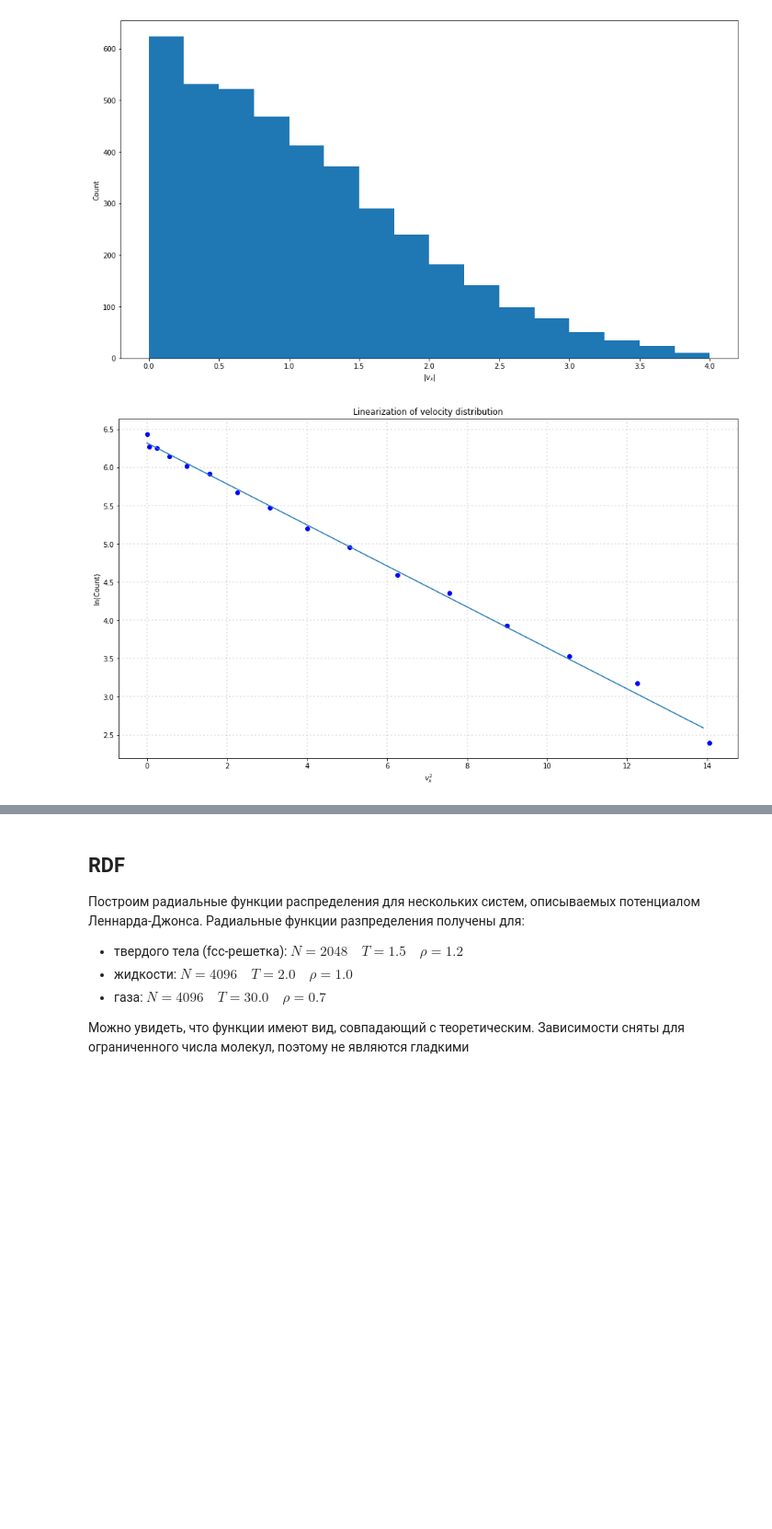
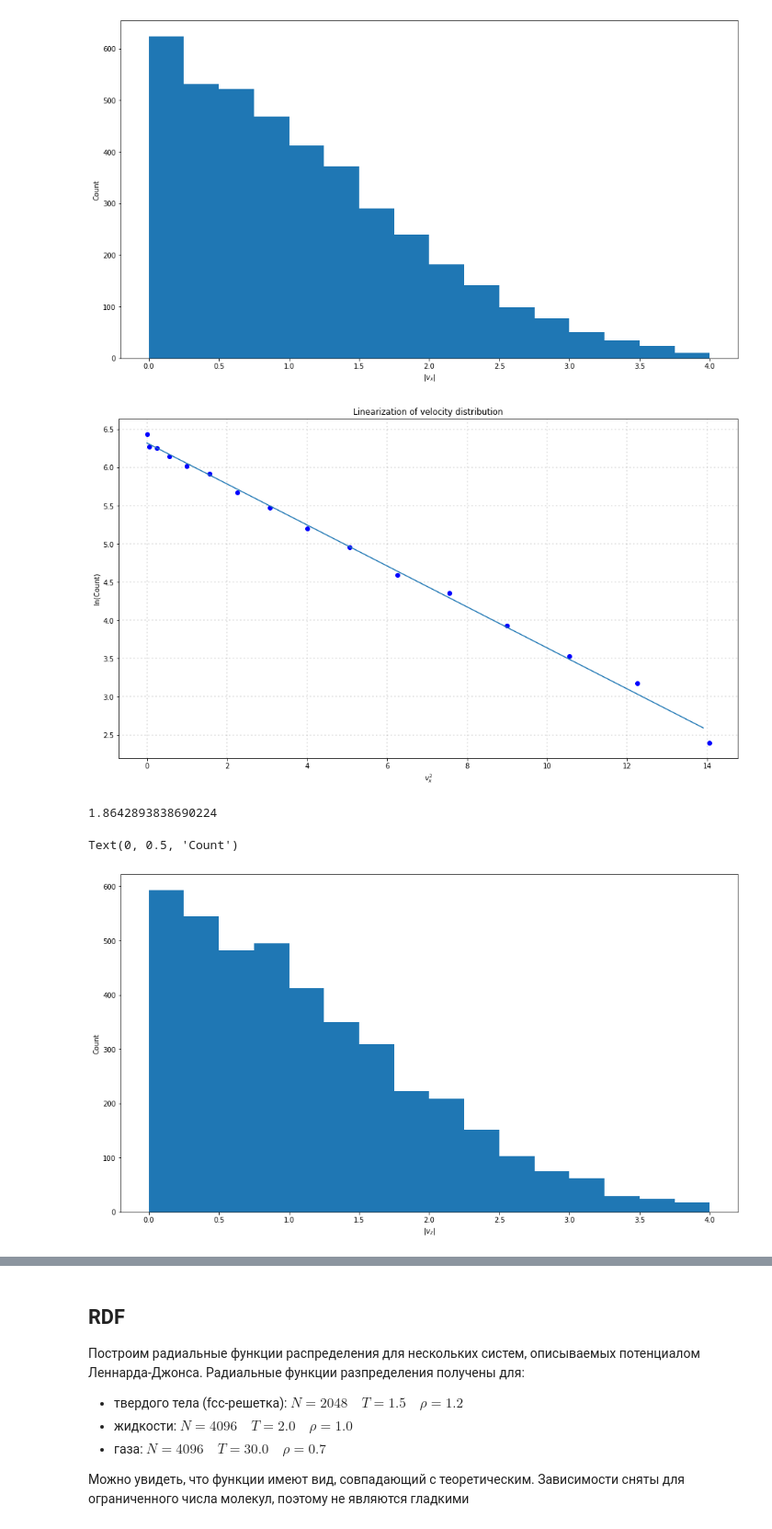
Before and after one commit to Xissand/nbody, a Jupyter notebook: research/base/analysis.ipynb, the cells around one changed output, grey strips where cells are left out. Shown: that part at 92% size. Drawn from its saved outputs; the diff is of its cells as text; code cells hidden in the pictures; blank space fills up the shorter version.

```diff
--- a/research/base/analysis.ipynb
+++ b/research/base/analysis.ipynb
@@ -100,5 +100,15 @@ plt.xlabel(r"$v_{x}^{2}$")
 plt.ylabel(r"ln(Count)")
 plt.title("Linearization of velocity distribution")
 plt.show()
+print(-1/(2*a))
 # %% [output]
 [figure]
+1.8642893838690224
+# %%
+df['vz_abs'] = df.apply(lambda row: abs(row.vz), axis=1)
+counts, bins, bars = plt.hist(df['vz_abs'], bins=16, range=(0,4))
+plt.xlabel(r"$|v_{z}|$")
+plt.ylabel(r"Count")
+# %% [output]
+Text(0, 0.5, 'Count')
+[figure, added]
```
Also changed, not shown: parts of 2 cells of this notebook.
